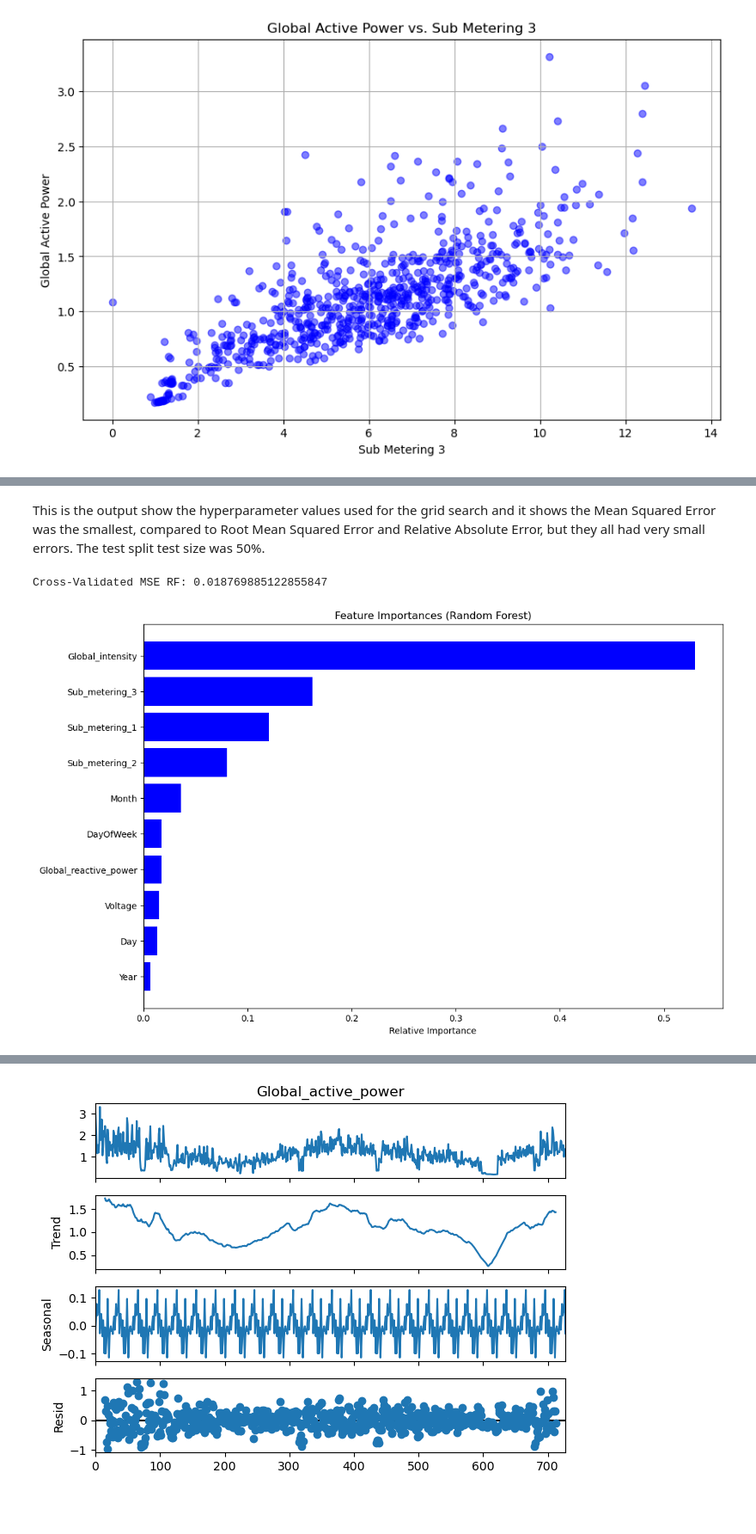
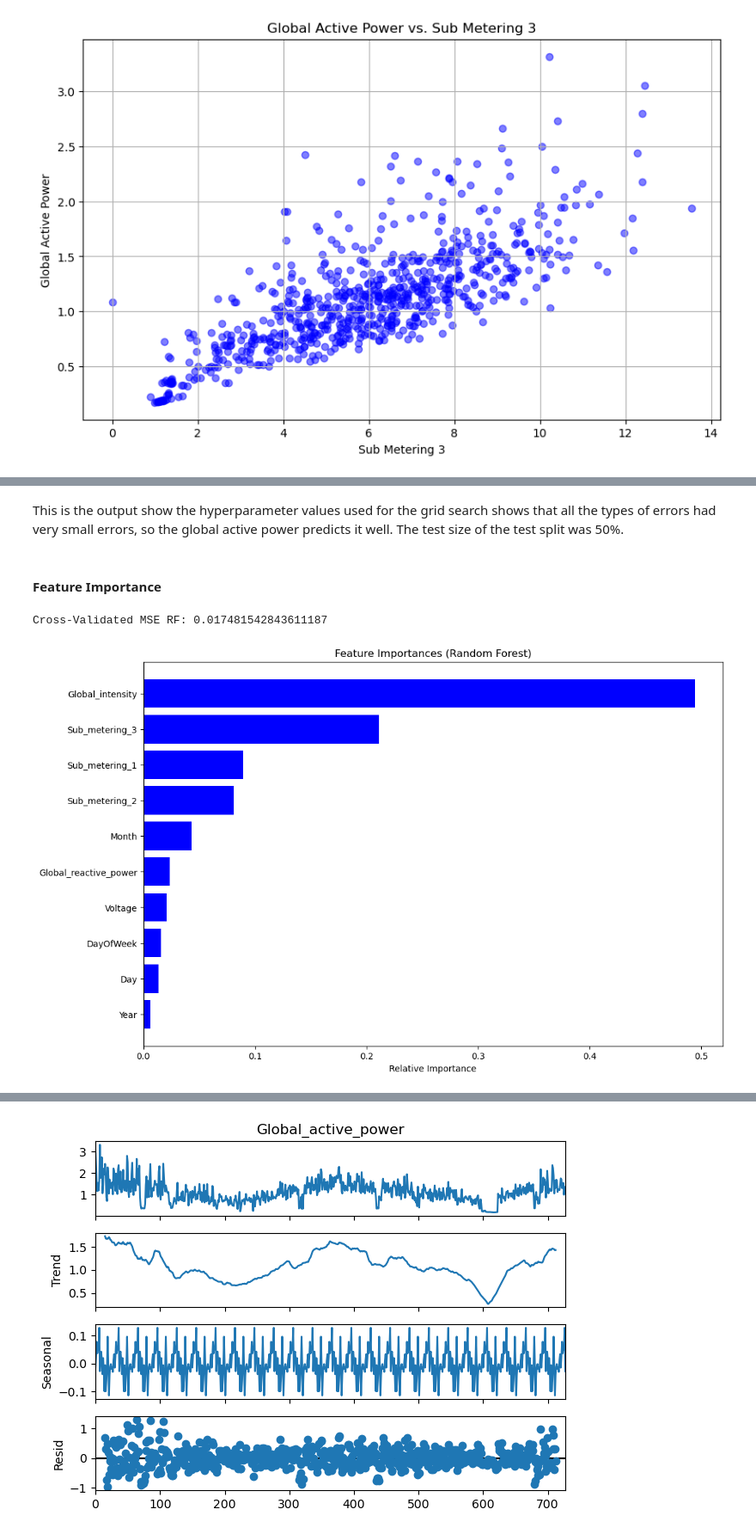
Before and after one commit to avarigonda/Capstone_Final_Project, a Jupyter notebook: Capstone_Final_Project.ipynb, the cells around one changed output, grey strips where cells are left out. Shown at 86% size. Drawn from its saved outputs; the diff is of its cells as text; code cells hidden in the pictures; blank space fills up the shorter version.

```diff
--- a/Capstone_Final_Project.ipynb
+++ b/Capstone_Final_Project.ipynb
@@ -222,21 +163,23 @@ Relative Absolute Error (RAE): 0.14901208215677844
 # %% [markdown]
-This is the output show the hyperparameter values used for the grid search and it shows the Mean Squared Error was the smallest, compared to Root Mean Squared Error and Relative Absolute Error, but they all had very small errors. The test split test size was 50%.
+This is the output show the hyperparameter values used for the grid search shows that all the types of errors had very small errors, so the global active power predicts it well. The test size of the test split was 50%.
+# %% [markdown]
+#### Feature Importance
 # %%
 # Cross-Validation
-scores_rf = cross_val_score(grid_search.best_estimator_, X, y, cv=5, scoring='neg_mean_squared_error')
+scores_rf = cross_val_score(grid_search.best_estimator_, X, y, cv=3, scoring='neg_mean_squared_error')
 print("Cross-Validated MSE RF:", -scores_rf.mean())
 
 # Visualization of feature importances for Random Forest
 importances = grid_search.best_estimator_.feature_importances_
 features = X.columns
 indices = np.argsort(importances)
 
 plt.figure(figsize=(12, 8))
 plt.title('Feature Importances (Random Forest)')
 plt.barh(range(len(indices)), importances[indices], color='b', align='center')
 plt.yticks(range(len(indices)), [features[i] for i in indices])
 plt.xlabel('Relative Importance')
 plt.show()
 # %% [output]
-Cross-Validated MSE RF: 0.018769885122855847
+Cross-Validated MSE RF: 0.017481542843611187
-[figure, old version]
+[figure, new version]
```
Also changed, not shown: parts of 78 cells of this notebook, 1 other file.
